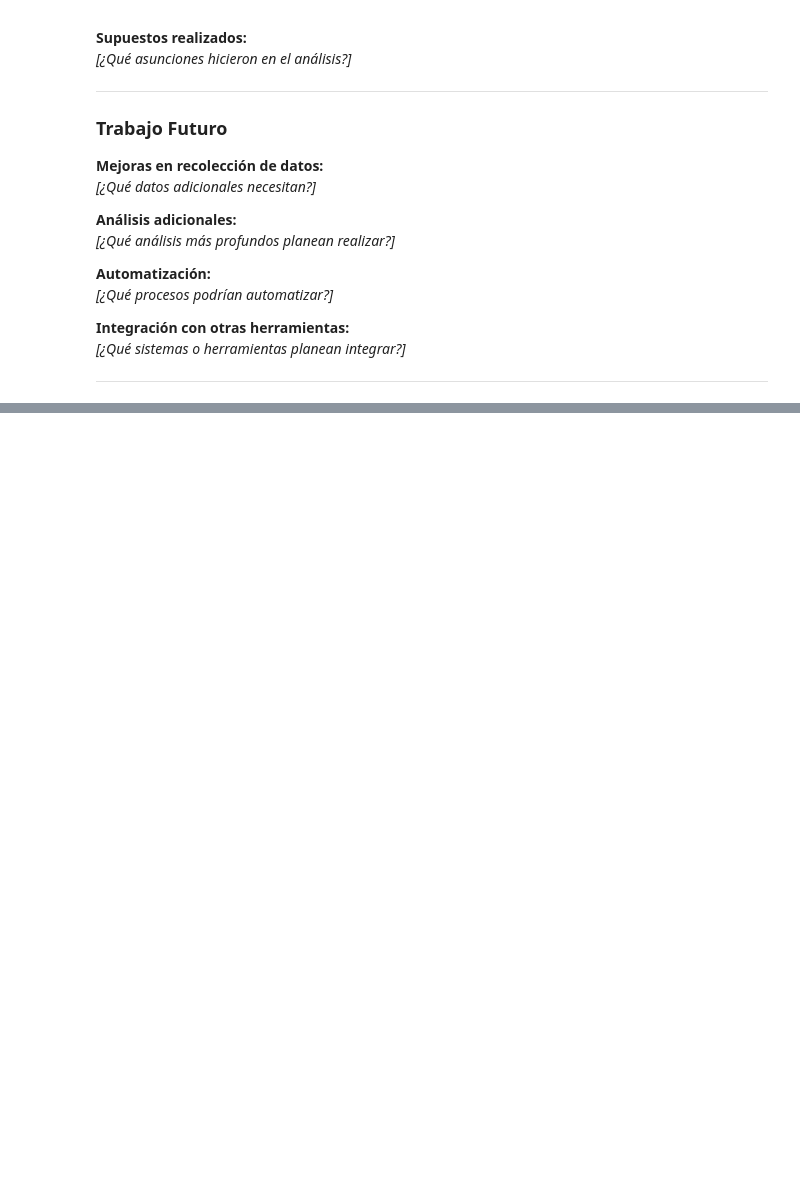
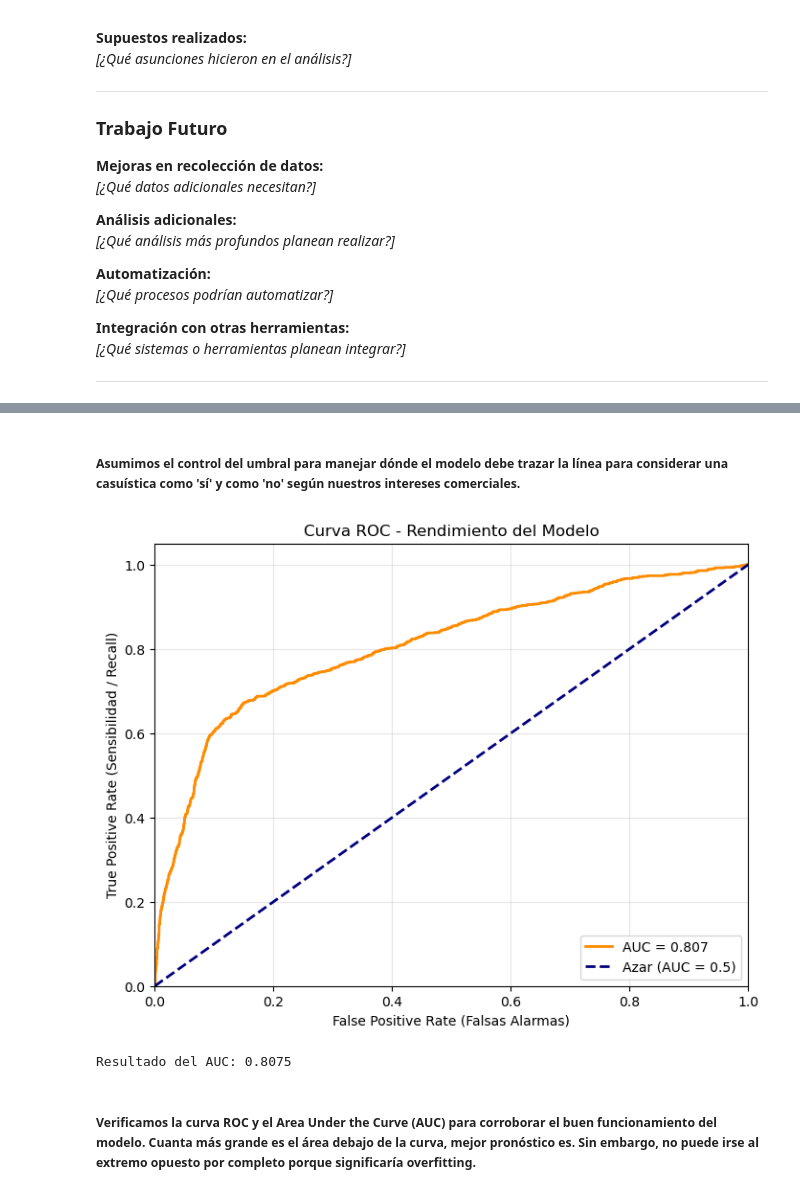
Before and after one commit to arnausans23/data-analytics-tfm, a Jupyter notebook: 1_analisis_datos_v2.ipynb, the cells around one changed output, grey strips where cells are left out. Saved outputs shown, nothing was run; the diff lists cells and outputs as text; code cells hidden in the pictures; blank space fills up the shorter version.

Commit message:
modelo_final_output

```diff
--- a/1_analisis_datos_v2.ipynb
+++ b/1_analisis_datos_v2.ipynb
@@ -2112,0 +2116,2 @@ _[¿Qué sistemas o herramientas planean integrar?]_
+# %%
+df_clean['result'] = df_clean['Contratación'].map({'yes': 1, 'no': 0})
@@ -2112,0 +2120,3 @@ _[¿Qué sistemas o herramientas planean integrar?]_
+# %%
+# Eliminamos duration y Contratación por data leakage
+df_ml = df_clean.drop(columns=['duration', 'Contratación', 'exito'])
@@ -2112,0 +2139,10 @@ _[¿Qué sistemas o herramientas planean integrar?]_
+# %%
+# ================================
+# TRAIN / TEST SPLIT
+# ================================
+X_train, X_test, y_train, y_test = train_test_split(
+    X, y,
+    test_size=0.2,
+    random_state=42,
+    stratify=y
+)
@@ -2112,0 +2151,5 @@ _[¿Qué sistemas o herramientas planean integrar?]_
+# %%
+model = LogisticRegression(max_iter=5000, class_weight='balanced')
+model.fit(X_train, y_train)
+
+y_prob = model.predict_proba(X_test)[:, 1]
@@ -2112,0 +2191,32 @@ _[¿Qué sistemas o herramientas planean integrar?]_
+# %% [markdown]
+##### Asumimos el control del umbral para manejar dónde el modelo debe trazar la línea para considerar una casuística como 'sí' y como 'no' según nuestros intereses comerciales.
+# %%
+# Calculamos los componentes de la curva
+# fpr: Tasa de Falsos Positivos (Eje X)
+# tpr: Tasa de Verdaderos Positivos / Recall (Eje Y)
+fpr, tpr, thresholds_roc = roc_curve(y_test, y_prob)
+roc_auc = auc(fpr, tpr)
+
+plt.figure(figsize=(8, 6))
+
+plt.plot(fpr, tpr, color='darkorange', lw=2, label=f"AUC = {roc_auc:.3f}")
+
+# Dibujamos la línea de referencia (azar)
+plt.plot([0, 1], [0, 1], color='navy', lw=2, linestyle='--', label='Azar (AUC = 0.5)')
+
+plt.xlim([0.0, 1.0])
+plt.ylim([0.0, 1.05])
+plt.xlabel("False Positive Rate (Falsas Alarmas)")
+plt.ylabel("True Positive Rate (Sensibilidad / Recall)")
+plt.title("Curva ROC - Rendimiento del Modelo")
+plt.legend(loc="lower right")
+plt.grid(alpha=0.3)
+
+plt.show()
+
+print(f"Resultado del AUC: {roc_auc:.4f}")
+# %% [output]
+[figure, added]
+Resultado del AUC: 0.8075
+# %% [markdown]
+##### Verificamos la curva ROC y el Area Under the Curve (AUC) para corroborar el buen funcionamiento del modelo. Cuanta más grande es el área debajo de la curva, mejor pronóstico es. Sin embargo, no puede irse al extremo opuesto por completo porque significaría overfitting.
```
Also changed, not shown: parts of 44 cells of this notebook.
